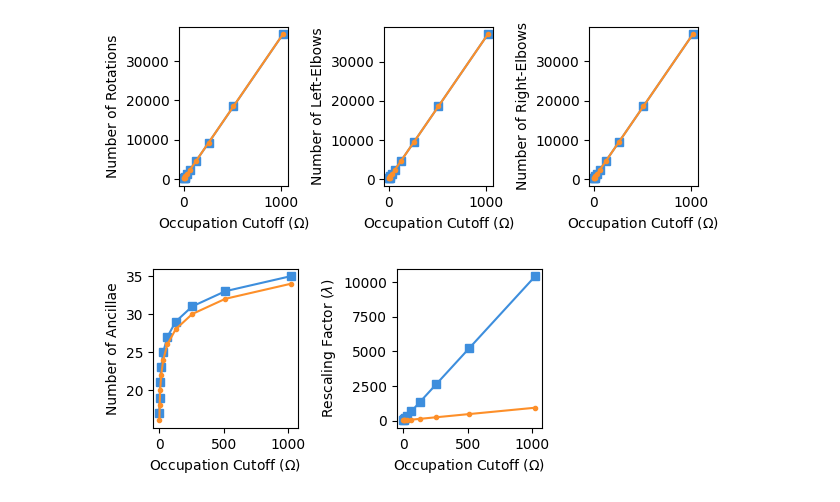
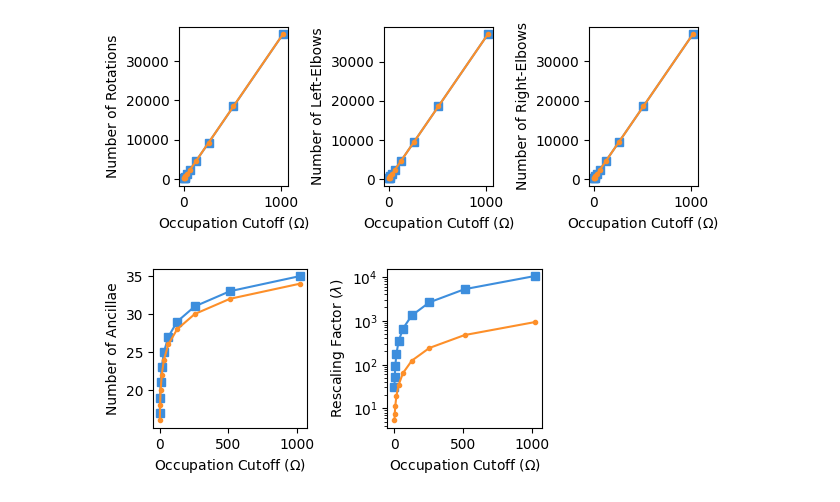
Before and after one commit to Tufts-QIQC/LOBE, a Jupyter notebook: notebooks/better_yukawa.ipynb, the cells around one changed output. Saved outputs shown, nothing was run; the diff lists cells and outputs as text; code cells hidden in the pictures.

```diff
--- a/notebooks/better_yukawa.ipynb
+++ b/notebooks/better_yukawa.ipynb
@@ -508,22 +509,23 @@ plt.savefig("../manuscript/figures/yukawa_hamiltonian_gates_vs_omega.pdf", dpi=6
 # %%
 fig, axes = plt.subplots(1, 2, figsize=(12 / 2.54, 6 / 2.54))
 
 # axes[0].plot(occupation_cutoff_range, numbers_of_qubits_usp, color=BLUE, marker='s', alpha = 1)
 # axes[0].plot(occupation_cutoff_range, numbers_of_qubits_asp, color=ORANGE, marker='.', alpha = 1)
 # axes[0].set_ylabel("Number of Qubits")
 # axes[0].set_xlabel("Occupation Cutoff ($\\Omega$)")
 
 axes[0].plot(occupation_cutoff_range, numbers_of_ancillae_usp, color=BLUE, marker='s', alpha = 1)
 axes[0].plot(occupation_cutoff_range, numbers_of_ancillae_asp, color=ORANGE, marker='.', alpha = 1)
 axes[0].set_ylabel("Number of Ancillae")
 axes[0].set_xlabel("Occupation Cutoff ($\\Omega$)")
 
 axes[1].plot(occupation_cutoff_range, rescaling_factors_usp, color=BLUE, marker='s', alpha = 1)
 axes[1].plot(occupation_cutoff_range, rescaling_factors_asp, color=ORANGE, marker='.', alpha = 1)
 axes[1].set_ylabel("Rescaling Factor ($\\lambda$)")
 axes[1].set_xlabel("Occupation Cutoff ($\\Omega$)")
 
+axes[1].set_yscale('log')
 plt.tight_layout()
 plt.savefig("../manuscript/figures/yukawa_hamiltonian_qubits_and_rescaling_vs_omega.pdf", dpi=600)
 # %% [output]
-[figure, old version]
+[figure, new version]
```
Also changed, not shown: parts of 3 cells of this notebook, 4 other files.
